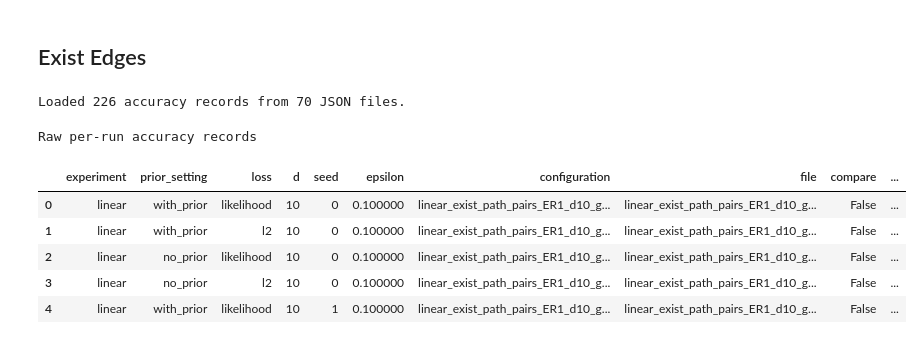
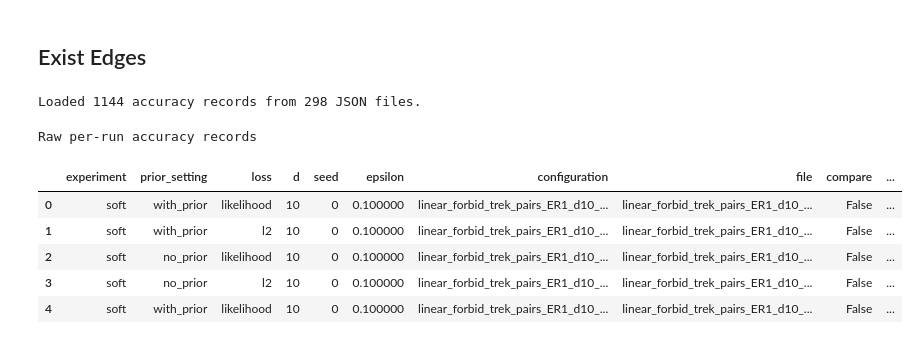
Before and after one commit to yurou-liang/notears, a Jupyter notebook: Analyse.ipynb, the cells around one changed output. Saved outputs shown, nothing was run; the diff lists cells and outputs as text; code cells hidden in the pictures.

```diff
--- a/Analyse.ipynb
+++ b/Analyse.ipynb
@@ -101,8 +101,8 @@ summary
 # %%
 # Change these paths if the result directories are elsewhere.
 INPUT_DIRS = {
-    "linear": Path("linear_exist_path_pairs"),
-    "nonlinear": Path("nonlinear_exist_edge_pairs"),
+    "soft": Path("linear_mix"),
+    "hard": Path("linear_mix_hard"),
 }
 
 
@@ -133,6 +133,8 @@ def load_accuracy_rows(input_dirs):
             epsilon = float(epsilon_match.group(1)) if epsilon_match else float("nan")
             configuration = re.sub(r"_seed\d+(?=_|$)", "", path.stem)
             compare = "compare" in path.name
+            tau_match = re.search(r"_tau([^_]+)(?=_|$)", path.stem)
+            # tau = float(tau_match.group(1)) if tau_match else float("nan")
             for key, (prior_setting, loss) in ACC_KEYS.items():
                 scores = result.get(key)
 
@@ -143,39 +145,40 @@ def load_accuracy_rows(input_dirs):
                     "experiment": experiment,
                     "prior_setting": prior_setting,
                     "loss": loss,
                     "d": d,
                     "seed": seed,
                     "epsilon": epsilon,
                     "configuration": configuration,
                     "file": path.name,
                     "compare": compare,
+                    # "tau": tau,
                     "satisfied_percentage": result.get(
                     key.replace("acc_", "satisfied_percentage_", 1),
                     float("nan"),
                 ),
                 }
                 row.update({
                     score_name: score_value
                     for score_name, score_value in scores.items()
                     if isinstance(score_value, (int, float))
                 })
                 rows.append(row)
 
     return pd.DataFrame(rows)
 
 accuracy_rows = load_accuracy_rows(INPUT_DIRS)
 
 print(f"Loaded {len(accuracy_rows)} accuracy records from {accuracy_rows['file'].nunique()} JSON files.")
 accuracy_rows.head().style.set_caption("Raw per-run accuracy records")
 # %% [output]
-Loaded 226 accuracy records from 70 JSON files.
+Loaded 1144 accuracy records from 298 JSON files.
 Raw per-run accuracy records
 |  | experiment | prior_setting | loss | d | seed | epsilon | configuration | file | compare | ... |
-| 0 | linear | with_prior | likelihood | 10 | 0 | 0.100000 | linear_exist_path_pairs_ER1_d10_g... | linear_exist_path_pairs_ER1_d10_g... | False | ... |
-| 1 | linear | with_prior | l2 | 10 | 0 | 0.100000 | linear_exist_path_pairs_ER1_d10_g... | linear_exist_path_pairs_ER1_d10_g... | False | ... |
-| 2 | linear | no_prior | likelihood | 10 | 0 | 0.100000 | linear_exist_path_pairs_ER1_d10_g... | linear_exist_path_pairs_ER1_d10_g... | False | ... |
-| 3 | linear | no_prior | l2 | 10 | 0 | 0.100000 | linear_exist_path_pairs_ER1_d10_g... | linear_exist_path_pairs_ER1_d10_g... | False | ... |
-| 4 | linear | with_prior | likelihood | 10 | 1 | 0.100000 | linear_exist_path_pairs_ER1_d10_g... | linear_exist_path_pairs_ER1_d10_g... | False | ... |
+| 0 | soft | with_prior | likelihood | 10 | 0 | 0.100000 | linear_forbid_trek_pairs_ER1_d10_... | linear_forbid_trek_pairs_ER1_d10_... | False | ... |
+| 1 | soft | with_prior | l2 | 10 | 0 | 0.100000 | linear_forbid_trek_pairs_ER1_d10_... | linear_forbid_trek_pairs_ER1_d10_... | False | ... |
+| 2 | soft | no_prior | likelihood | 10 | 0 | 0.100000 | linear_forbid_trek_pairs_ER1_d10_... | linear_forbid_trek_pairs_ER1_d10_... | False | ... |
+| 3 | soft | no_prior | l2 | 10 | 0 | 0.100000 | linear_forbid_trek_pairs_ER1_d10_... | linear_forbid_trek_pairs_ER1_d10_... | False | ... |
+| 4 | soft | with_prior | likelihood | 10 | 0 | 0.100000 | linear_forbid_trek_pairs_ER1_d10_... | linear_forbid_trek_pairs_ER1_d10_... | False | ... |
 # %%
 expected_seeds = set(range(10))
 metadata_columns = {
```
Also changed, not shown: parts of 3 cells of this notebook, 3 other files.
